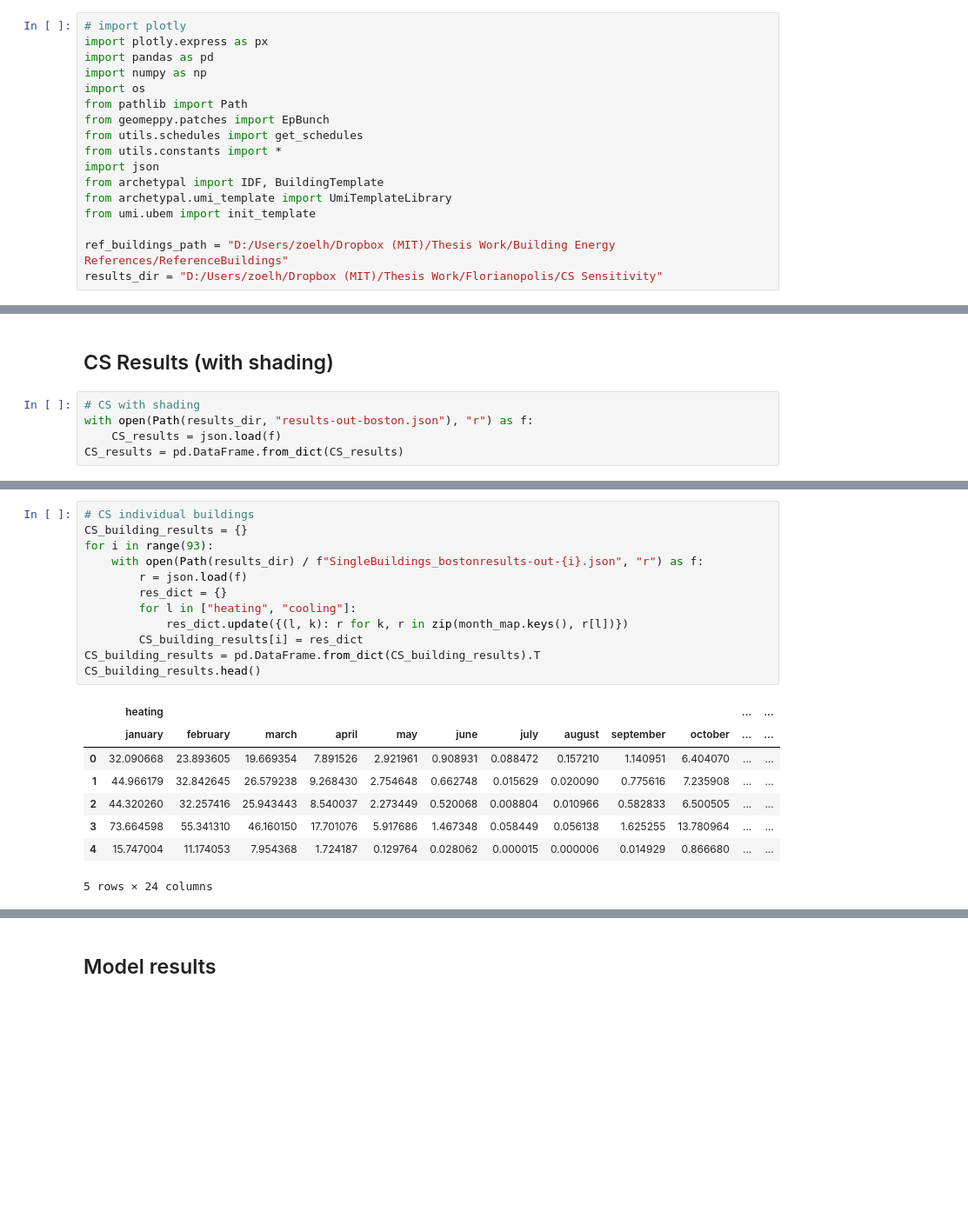
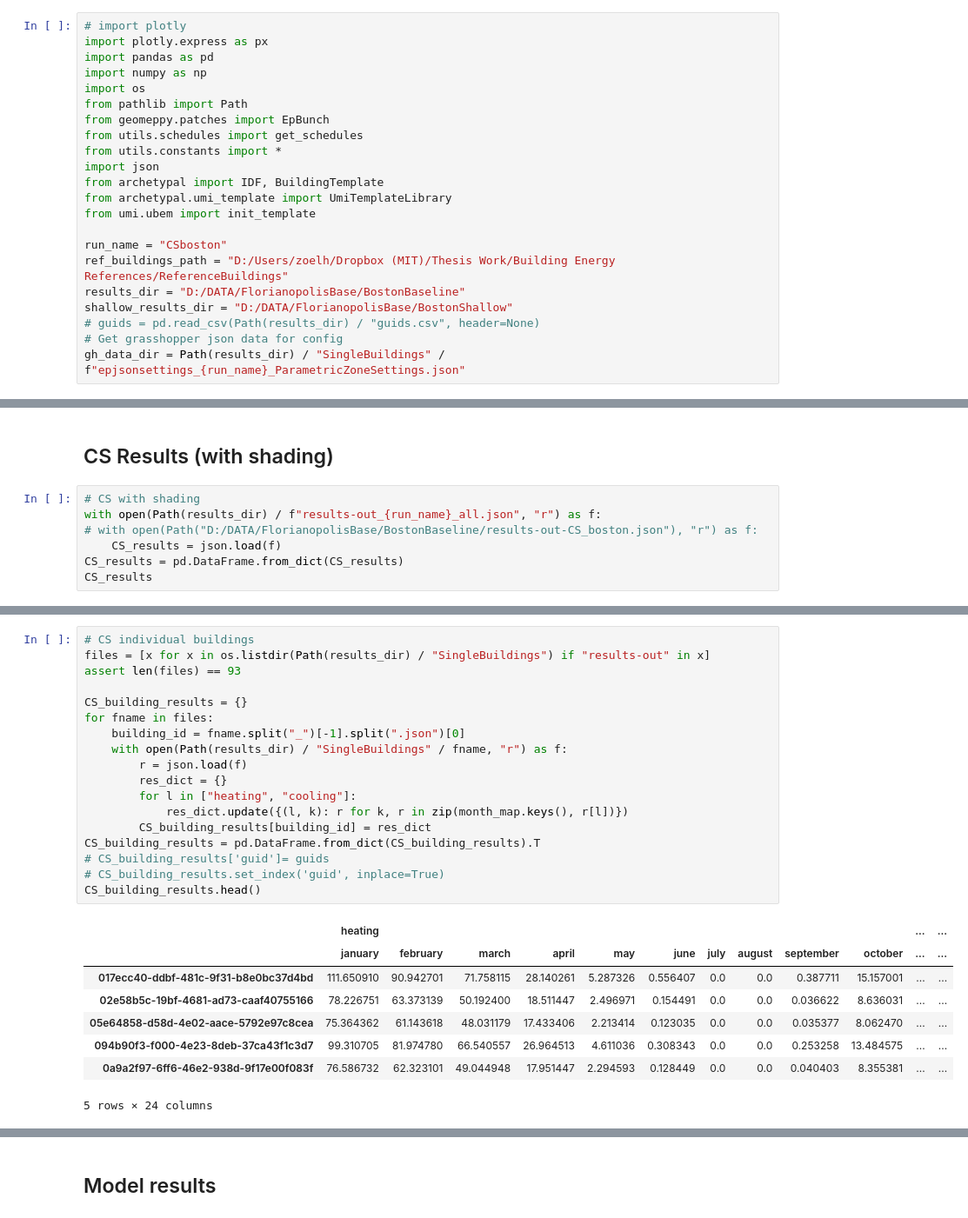
Before and after one commit to szvsw/ml-for-building-energy-modeling, a Jupyter notebook: ml-for-bem/notebooks/cs_vs_umi_vs_surrogate.ipynb, the cells around one changed output, grey strips where cells are left out. Shown at 87% size. Cells and saved outputs as stored; diff of their text form; blank space fills up the shorter version.

```diff
--- a/ml-for-bem/notebooks/cs_vs_umi_vs_surrogate.ipynb
+++ b/ml-for-bem/notebooks/cs_vs_umi_vs_surrogate.ipynb
@@ -16,8 +16,13 @@ from archetypal import IDF, BuildingTemplate
 from archetypal.umi_template import UmiTemplateLibrary
 from umi.ubem import init_template
 
+run_name = "CSboston"
 ref_buildings_path = "D:/Users/zoelh/Dropbox (MIT)/Thesis Work/Building Energy References/ReferenceBuildings"
-results_dir = "D:/Users/zoelh/Dropbox (MIT)/Thesis Work/Florianopolis/CS Sensitivity"
+results_dir = "D:/DATA/FlorianopolisBase/BostonBaseline"
+shallow_results_dir = "D:/DATA/FlorianopolisBase/BostonShallow"
+# guids = pd.read_csv(Path(results_dir) / "guids.csv", header=None)
+# Get grasshopper json data for config
+gh_data_dir = Path(results_dir) / "SingleBuildings" / f"epjsonsettings_{run_name}_ParametricZoneSettings.json"
 # %% [output]
 Set the environment variable OUTDATED_IGNORE=1 to disable these warnings.
   return warn(
@@ -82,6 +89,8 @@ px.bar(umi_all_monthly.T, x=umi_all_monthly.T.index, y=["cooling", "heating"], t
 ## CS Results (with shading)
 # %%
 # CS with shading
-with open(Path(results_dir, "results-out-boston.json"), "r") as f:
+with open(Path(results_dir) / f"results-out_{run_name}_all.json", "r") as f:
+# with open(Path("D:/DATA/FlorianopolisBase/BostonBaseline/results-out-CS_boston.json"), "r") as f:
     CS_results = json.load(f)
 CS_results = pd.DataFrame.from_dict(CS_results)
+CS_results
@@ -88,21 +111,27 @@ CS_results = pd.DataFrame.from_dict(CS_results)
 # %%
 # CS individual buildings
+files = [x for x in os.listdir(Path(results_dir) / "SingleBuildings") if "results-out" in x]
+assert len(files) == 93
+
 CS_building_results = {}
-for i in range(93):
-    with open(Path(results_dir) / f"SingleBuildings_bostonresults-out-{i}.json", "r") as f:
+for fname in files:
+    building_id = fname.split("_")[-1].split(".json")[0]
+    with open(Path(results_dir) / "SingleBuildings" / fname, "r") as f:
         r = json.load(f)
         res_dict = {}
         for l in ["heating", "cooling"]:
             res_dict.update({(l, k): r for k, r in zip(month_map.keys(), r[l])})
-        CS_building_results[i] = res_dict
+        CS_building_results[building_id] = res_dict
 CS_building_results = pd.DataFrame.from_dict(CS_building_results).T
+# CS_building_results['guid']= guids
+# CS_building_results.set_index('guid', inplace=True)
 CS_building_results.head()
 # %% [output]
 |  | heating |  |  |  |  |  |  |  |  |  | ... | ... |
 |  | january | february | march | april | may | june | july | august | september | october | ... | ... |
-| 0 | 32.090668 | 23.893605 | 19.669354 | 7.891526 | 2.921961 | 0.908931 | 0.088472 | 0.157210 | 1.140951 | 6.404070 | ... | ... |
-| 1 | 44.966179 | 32.842645 | 26.579238 | 9.268430 | 2.754648 | 0.662748 | 0.015629 | 0.020090 | 0.775616 | 7.235908 | ... | ... |
-| 2 | 44.320260 | 32.257416 | 25.943443 | 8.540037 | 2.273449 | 0.520068 | 0.008804 | 0.010966 | 0.582833 | 6.500505 | ... | ... |
-| 3 | 73.664598 | 55.341310 | 46.160150 | 17.701076 | 5.917686 | 1.467348 | 0.058449 | 0.056138 | 1.625255 | 13.780964 | ... | ... |
-| 4 | 15.747004 | 11.174053 | 7.954368 | 1.724187 | 0.129764 | 0.028062 | 0.000015 | 0.000006 | 0.014929 | 0.866680 | ... | ... |
+| 017ecc40-ddbf-481c-9f31-b8e0bc37d4bd | 111.650910 | 90.942701 | 71.758115 | 28.140261 | 5.287326 | 0.556407 | 0.0 | 0.0 | 0.387711 | 15.157001 | ... | ... |
+| 02e58b5c-19bf-4681-ad73-caaf40755166 | 78.226751 | 63.373139 | 50.192400 | 18.511447 | 2.496971 | 0.154491 | 0.0 | 0.0 | 0.036622 | 8.636031 | ... | ... |
+| 05e64858-d58d-4e02-aace-5792e97c8cea | 75.364362 | 61.143618 | 48.031179 | 17.433406 | 2.213414 | 0.123035 | 0.0 | 0.0 | 0.035377 | 8.062470 | ... | ... |
+| 094b90f3-f000-4e23-8deb-37ca43f1c3d7 | 99.310705 | 81.974780 | 66.540557 | 26.964513 | 4.611036 | 0.308343 | 0.0 | 0.0 | 0.253258 | 13.484575 | ... | ... |
+| 0a9a2f97-6ff6-46e2-938d-9f17e00f083f | 76.586732 | 62.323101 | 49.044948 | 17.951447 | 2.294593 | 0.128449 | 0.0 | 0.0 | 0.040403 | 8.355381 | ... | ... |
 5 rows × 24 columns
```
Also changed, not shown: parts of 30 cells of this notebook, 1 other file.
